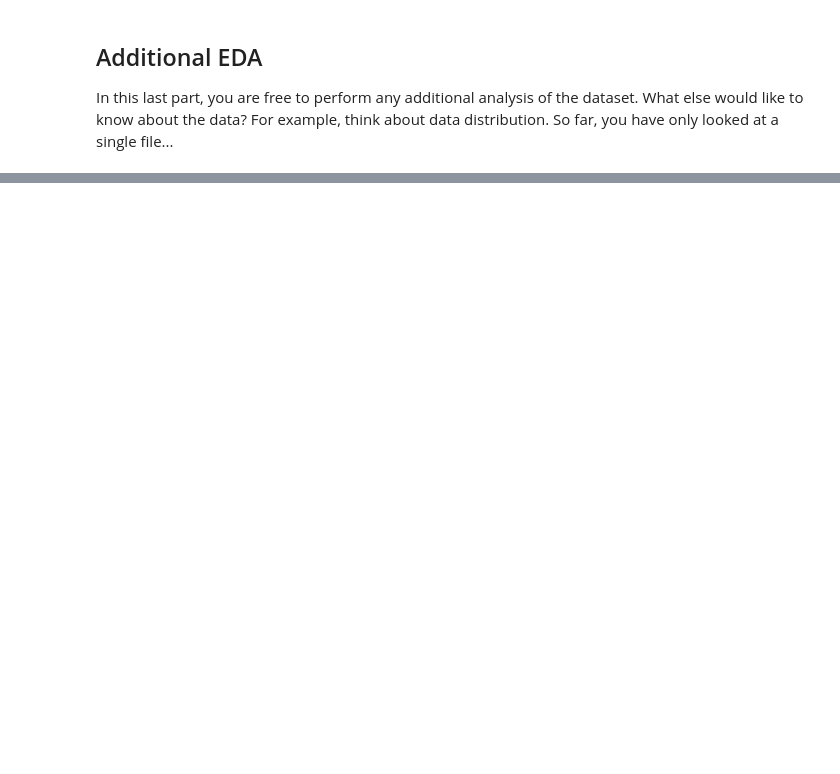
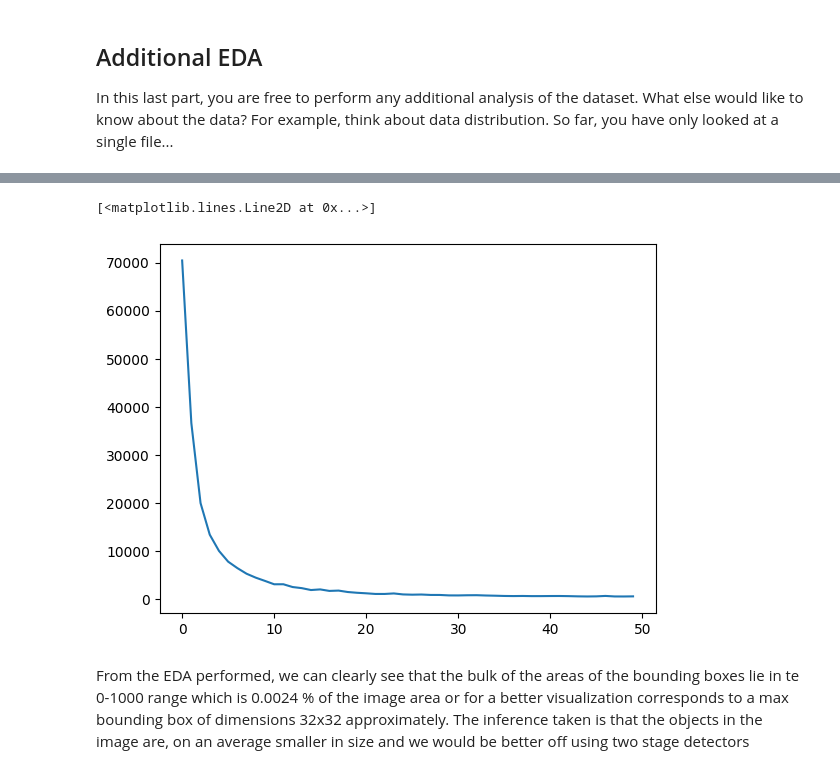
Before and after one commit to nishantBudia/Object-Detection-in-an-Urban-Environment, a Jupyter notebook: Exploratory Data Analysis.ipynb, the cells around one changed output, grey strips where cells are left out. Cells and saved outputs as stored; diff of their text form; code cells hidden in the pictures; blank space fills up the shorter version.

```diff
--- a/Exploratory Data Analysis.ipynb
+++ b/Exploratory Data Analysis.ipynb
@@ -87,0 +146,7 @@ For example, think about data distribution. So far, you have only looked at a si
+# %%
+plt.plot(a[:50])
+# %% [output]
+[<matplotlib.lines.Line2D at 0x...>]
+[figure, added]
+# %% [markdown]
+From the EDA performed, we can clearly see that the bulk of the areas of the bounding boxes lie in te 0-1000 range which is 0.0024 % of the image area or for a better visualization corresponds to a max bounding box of dimensions 32x32 approximately. The inference taken is that the objects in the image are, on an average smaller in size and we would be better off using two stage detectors
```
Also changed, not shown: parts of 7 cells of this notebook.
